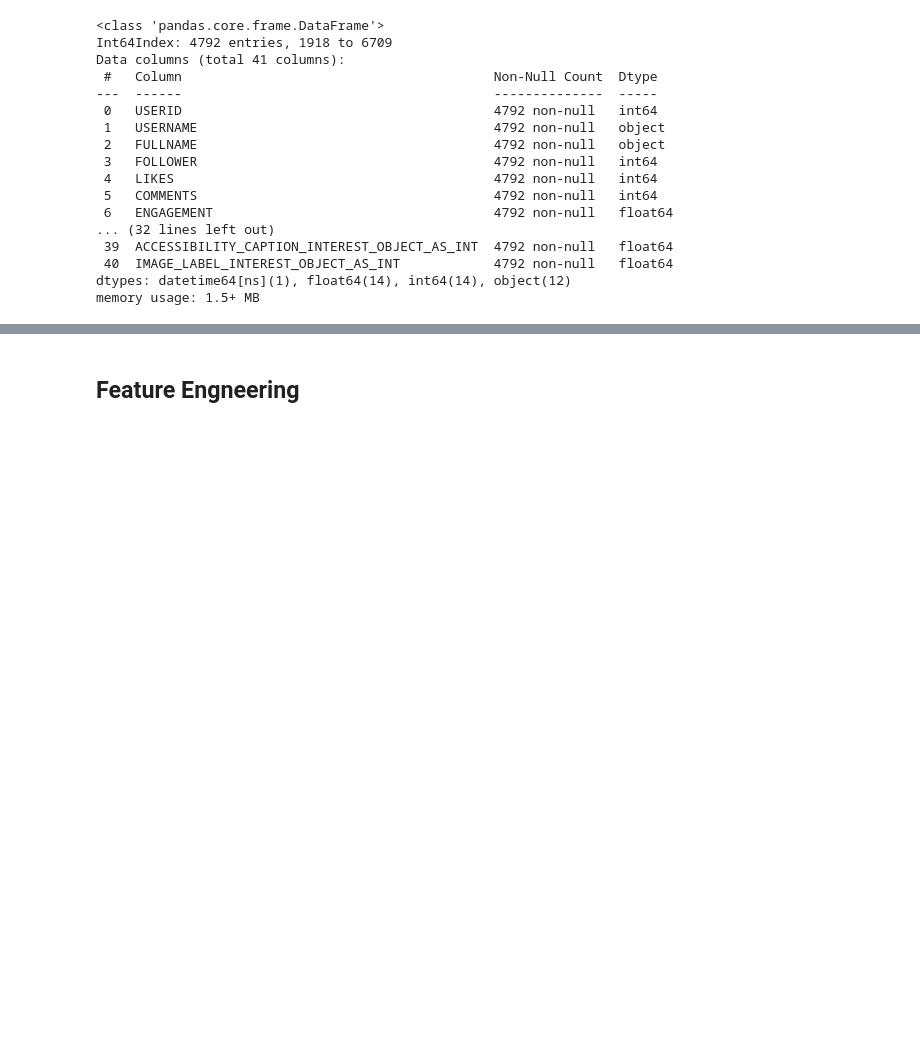
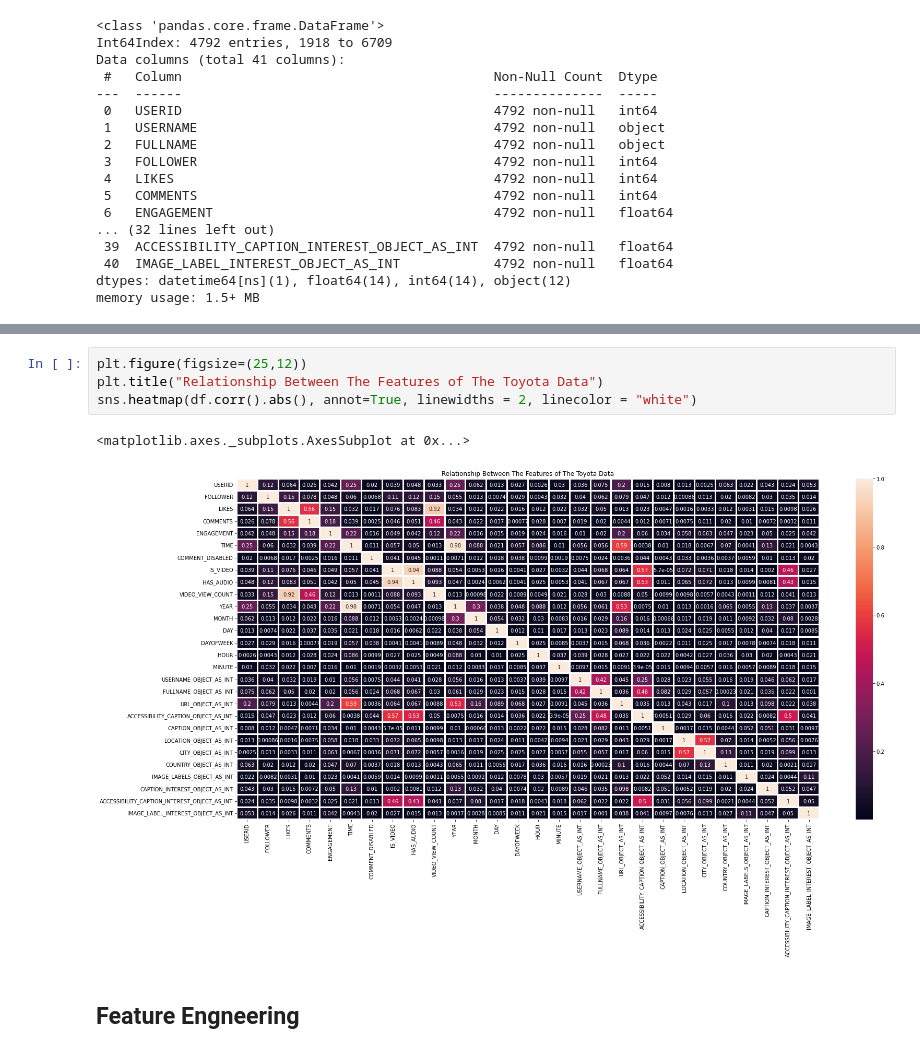
Before and after one commit to Raanank10/Instagram-s-influencers, a Jupyter notebook: Instagram_influencers.ipynb, the cells around one changed output, grey strips where cells are left out. Drawn from its saved outputs; the diff is of its cells as text; blank space fills up the shorter version.

```diff
--- a/Instagram_influencers.ipynb
+++ b/Instagram_influencers.ipynb
@@ -569,6 +569,13 @@ df.head(2)
 | LINE_NUM_INDEX |  |  |  |  |  |  |  |  | ... |
 | 1918 | 36193140327 | elastici_e_passamaneria | Elastici e Passamaneria | 1052 | 23 | 0 | 2.19 | https://www.instagram.com/p/CMegC... | ... |
 | 1919 | 8210198494 | pamela.latorre.73 | Pamela La Torre | 309 | 55 | 23 | 25.24 | https://www.instagram.com/p/CQETj... | ... |
+# %%
+plt.figure(figsize=(25,12))
+plt.title("Relationship Between The Features of The Toyota Data")
+sns.heatmap(df.corr().abs(), annot=True, linewidths = 2, linecolor = "white")
+# %% [output]
+<matplotlib.axes._subplots.AxesSubplot at 0x...>
+[figure, added]
 # %% [markdown]
 ## Feature Engneering
 # %% [markdown]
```
Also changed, not shown: parts of 1 cell of this notebook.
